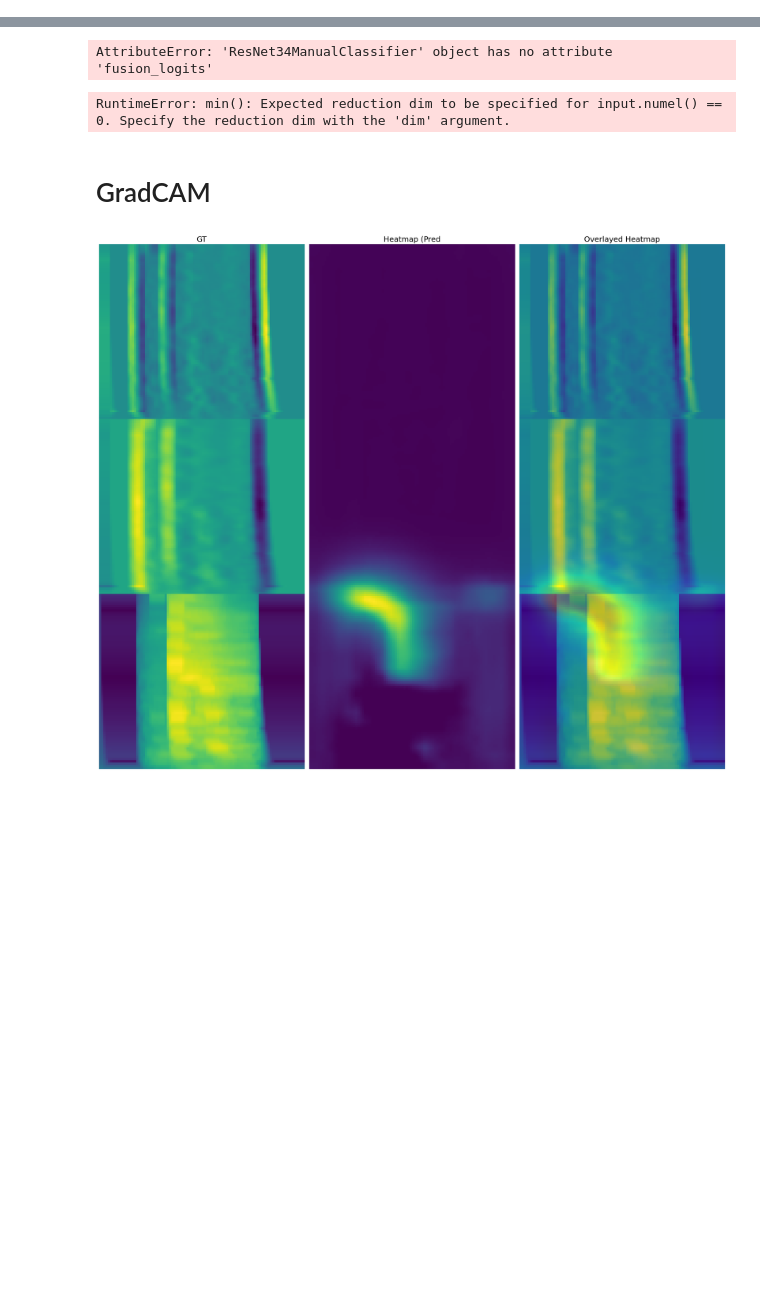
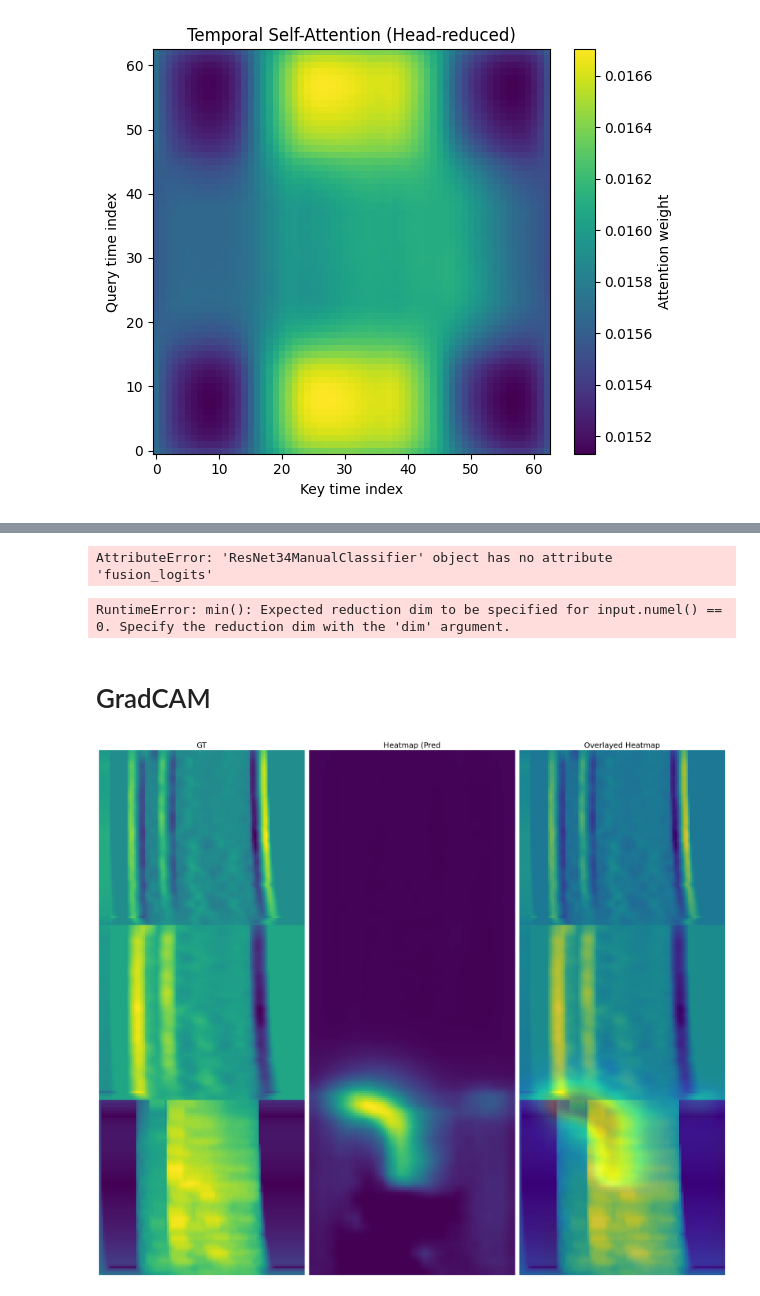
Before and after one commit to arkiven4/NXSCough, a Jupyter notebook: notebooks/xai.ipynb, the cells around one changed output, grey strips where cells are left out. Cells and saved outputs as stored; diff of their text form; code cells hidden in the pictures; blank space fills up the shorter version.

```diff
--- a/notebooks/xai.ipynb
+++ b/notebooks/xai.ipynb
@@ -197,0 +568,12 @@ TPU available: False, using: 0 TPU cores
+# %%
+attn = out_model['self_attn_weights'][selected_index].detach().cpu().numpy()
+plt.figure(figsize=(6, 5))
+plt.imshow(attn, aspect="auto", origin="lower", cmap="viridis")
+plt.colorbar(label="Attention weight")
+plt.xlabel("Key time index")
+plt.ylabel("Query time index")
+plt.title("Temporal Self-Attention (Head-reduced)")
+plt.tight_layout()
+plt.show()
+# %% [output]
+[figure, added]
```
Also changed, not shown: parts of 42 cells of this notebook, 8 other files.
